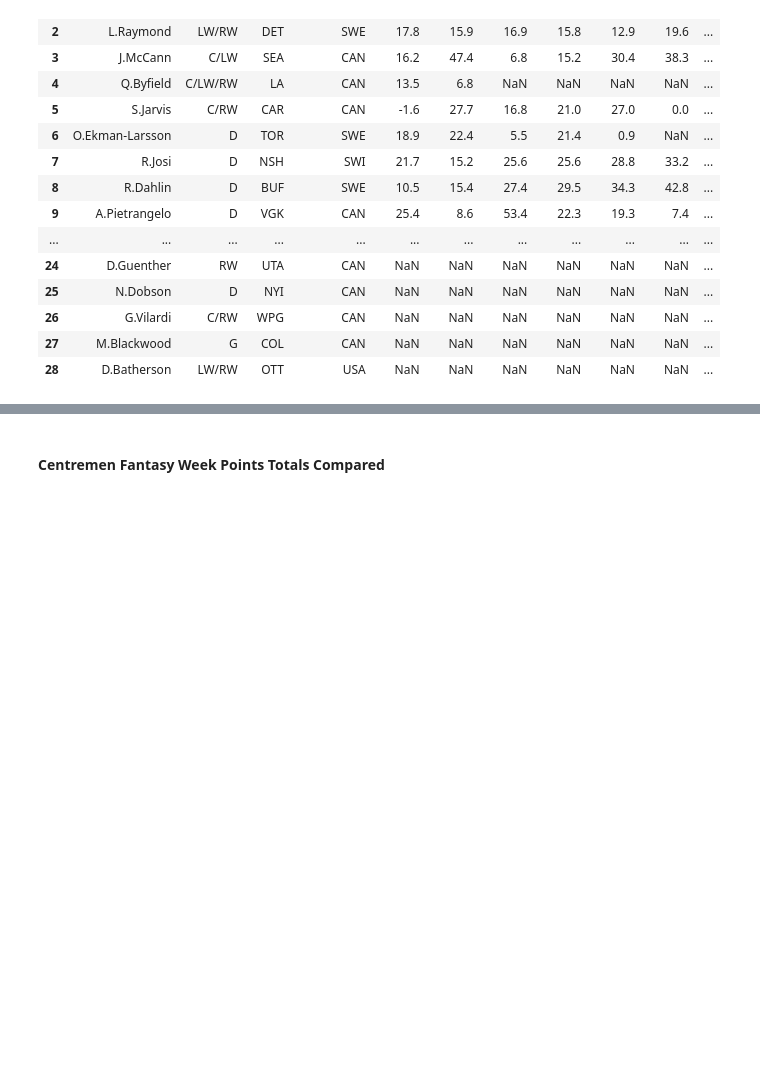
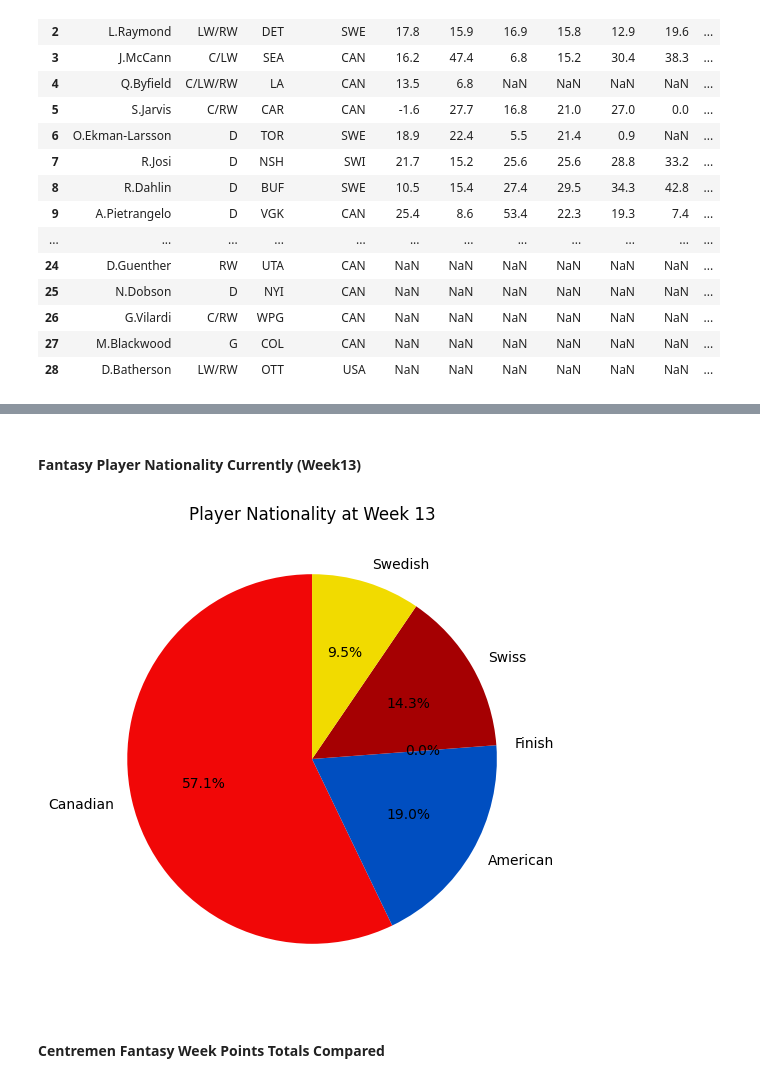
Before and after one commit to carsonbennett1/Hockey-Player-Analysis-Project, a Jupyter notebook: Fantasy_Analysis.ipynb, the cells around one changed output, grey strips where cells are left out. Drawn from its saved outputs; the diff is of its cells as text; code cells hidden in the pictures; blank space fills up the shorter version.

```diff
--- a/Fantasy_Analysis.ipynb
+++ b/Fantasy_Analysis.ipynb
@@ -55,3 +57,30 @@ plt.show()
+# %% [markdown]
+#### Fantasy Player Nationality Currently (Week13)
+# %%
+#Get Pie Chart Labels
+labels = ['Canadian', 'American', 'Finish', 'Swiss', 'Swedish']
+
+# Get Player Nationalities
+# Players must have played in Week6
+canadian = df[(df['Nationality'] == 'CAN') & (~pd.isna(df['Week13']))]
+american = df[(df['Nationality'] == 'USA') & (~pd.isna(df['Week13']))]
+swiss = df[(df['Nationality'] == 'SWI') & (~pd.isna(df['Week13']))]
+finish = df[(df['Nationality'] == 'FIN') & (~pd.isna(df['Week13']))]
+swedish = df[(df['Nationality'] == 'SWE') & (~pd.isna(df['Week13']))]
+
+# Get Player Nationality Numbers
+nums = [canadian['Name'].count(), american['Name'].count(), finish['Name'].count(),
+        swiss['Name'].count(), swedish['Name'].count()]
+
+plt.figure(figsize=(10,6))
+
+# Show Distribution
+plt.pie(nums, labels=labels, autopct='%1.1f%%', startangle=90,
+    colors=['#f10707', '#004ec0', '#ffd131', '#a50002', '#f1db00'])
+plt.title("Player Nationality at Week 13")
+plt.show()
+# %% [output]
+[figure, added]
 # %% [markdown]
 #### Centremen Fantasy Week Points Totals Compared
 # %%
```
Also changed, not shown: parts of 2 cells of this notebook, 3 other files.
